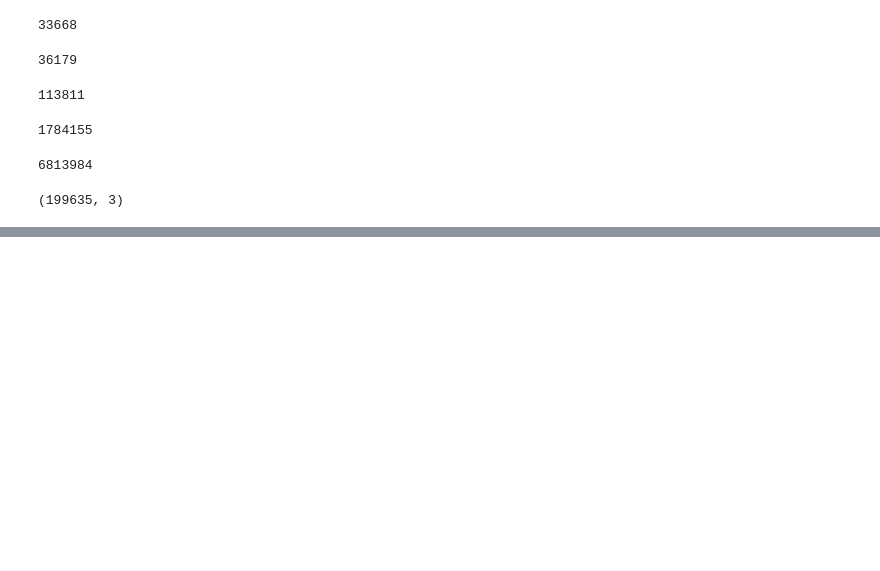
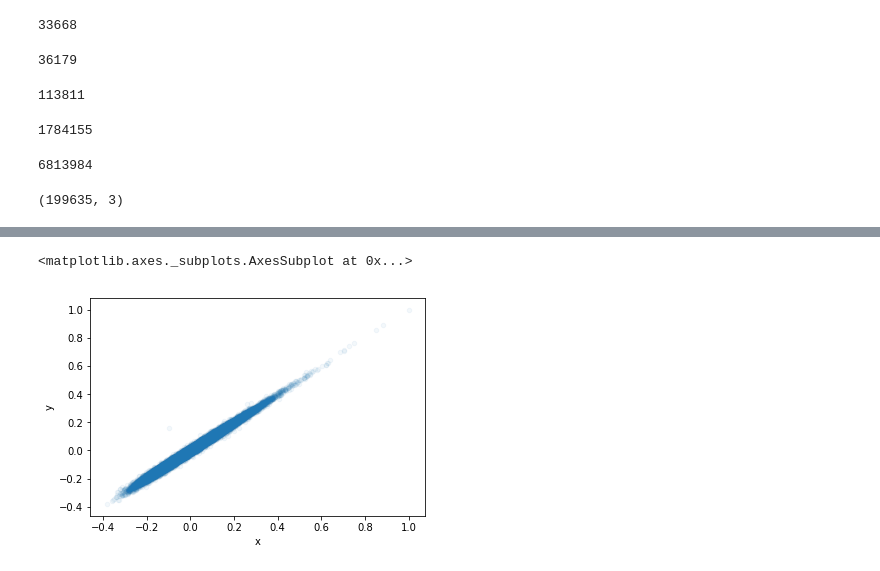
Before and after one commit to murrayds/citation_classification, a Jupyter notebook: exps/20181222_word2vec_bigger_data/20181222_large_citance_sample.ipynb, the cells around one changed output, grey strips where cells are left out. Saved outputs shown, nothing was run; the diff lists cells and outputs as text; code cells hidden in the pictures; blank space fills up the shorter version.

```diff
--- a/exps/20181222_word2vec_bigger_data/20181222_large_citance_sample.ipynb
+++ b/exps/20181222_word2vec_bigger_data/20181222_large_citance_sample.ipynb
@@ -438,9 +445,9 @@ def model_term_similarity(base_model, other_model, word_to_check, common_words):
     y_sim = []
 
     for common_word in shared:
-        if common_word in citance_model.wv.vocab:
-            abs_sim = abs_model.similarity(word_to_check, common_word)
-            citance_sim = citance_model.similarity(word_to_check, common_word)
+        if common_word in other_model.wv.vocab:
+            abs_sim = base_model.similarity(word_to_check, common_word)
+            citance_sim = other_model.similarity(word_to_check, common_word)
             x_sim.append(abs_sim)
             y_sim.append(citance_sim)
 
@@ -450,7 +457,7 @@ def model_term_similarity(base_model, other_model, word_to_check, common_words):
 
 def get_shared_words(base_model, other_model, topn_words = 10000):
     base_common = base_model.wv.index2entity[:topn_words]
-    other_common = citance_model.wv.index2entity[:topn_words]
+    other_common = other_model.wv.index2entity[:topn_words]
 
     shared = []
     for word in base_common:
@@ -497,3 +503,7 @@ len(features)
 pubs_no_na.shape
 # %% [output]
 (199635, 3)
+# %%
+from gensim.models import Word2Vec
+abs_model1 = Word2Vec.load("model_abstract_sample")
+abs_model2 = Word2Vec.load("model_abstract_sample2")
@@ -499,0 +525,7 @@ pubs_no_na.shape
+# %%
+shared = get_shared_words(abs_model1, abs_model2, topn_words = 10000)
+df = model_term_similarity(abs_model1, abs_model2, "usually", shared)
+df.plot('x', 'y', kind='scatter', alpha = 0.05)
+# %% [output]
+<matplotlib.axes._subplots.AxesSubplot at 0x...>
+[figure, added]
```
Also changed, not shown: parts of 9 cells of this notebook, 1 other file.
